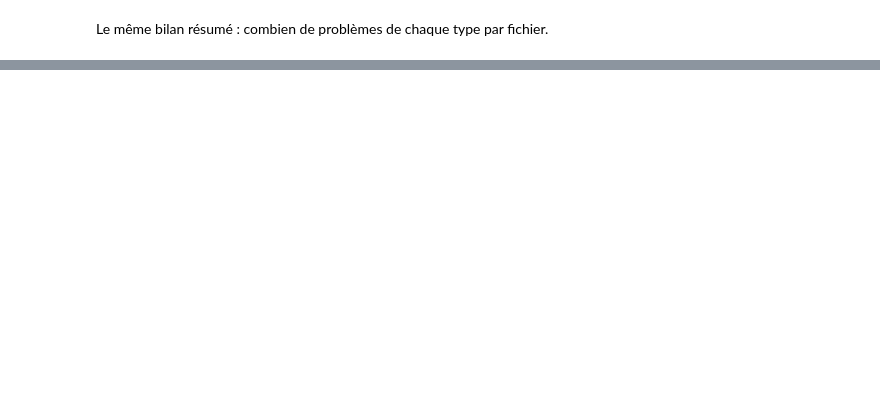
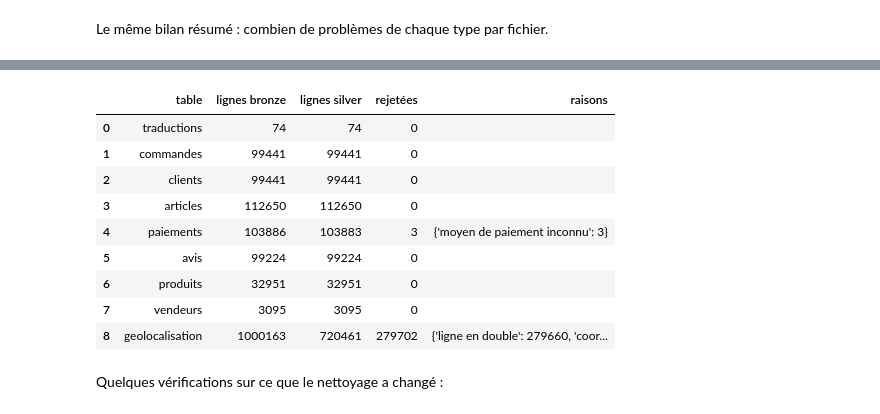
Before and after one commit to RaphaelDM/DataCoreStreaming, a Jupyter notebook: notebooks/01_exploration.ipynb, the cells around one changed output, grey strips where cells are left out. Cells and saved outputs as stored; diff of their text form; code cells hidden in the pictures; blank space fills up the shorter version.

```diff
--- a/notebooks/01_exploration.ipynb
+++ b/notebooks/01_exploration.ipynb
@@ -667,0 +512,30 @@ commandes.head()
+# %%
+silver, rejets = {}, {}
+silver["traductions"], rejets["traductions"] = nettoyage.nettoyer_traductions(translation)
+silver["commandes"],   rejets["commandes"]   = nettoyage.nettoyer_commandes(orders)
+silver["clients"],     rejets["clients"]     = nettoyage.nettoyer_clients(customers)
+silver["articles"],    rejets["articles"]    = nettoyage.nettoyer_articles(items)
+silver["paiements"],   rejets["paiements"]   = nettoyage.nettoyer_paiements(payments)
+silver["avis"],        rejets["avis"]        = nettoyage.nettoyer_avis(reviews)
+silver["produits"],    rejets["produits"]    = nettoyage.nettoyer_produits(products, silver["traductions"])
+silver["vendeurs"],    rejets["vendeurs"]    = nettoyage.nettoyer_vendeurs(sellers)
+silver["geolocalisation"], rejets["geolocalisation"] = nettoyage.nettoyer_geolocalisation(geo)
+
+# Bilan : combien de lignes gardées et rejetées, et pourquoi
+pd.DataFrame([{"table": nom, "lignes bronze": len(silver[nom]) + len(rejets[nom]),
+               "lignes silver": len(silver[nom]), "rejetées": len(rejets[nom]),
+               "raisons": rejets[nom].raison_rejet.value_counts().to_dict() if len(rejets[nom]) else ""}
+              for nom in silver])
+# %% [output]
+|  | table | lignes bronze | lignes silver | rejetées | raisons |
+| 0 | traductions | 74 | 74 | 0 |  |
+| 1 | commandes | 99441 | 99441 | 0 |  |
+| 2 | clients | 99441 | 99441 | 0 |  |
+| 3 | articles | 112650 | 112650 | 0 |  |
+| 4 | paiements | 103886 | 103883 | 3 | {'moyen de paiement inconnu': 3} |
+| 5 | avis | 99224 | 99224 | 0 |  |
+| 6 | produits | 32951 | 32951 | 0 |  |
+| 7 | vendeurs | 3095 | 3095 | 0 |  |
+| 8 | geolocalisation | 1000163 | 720461 | 279702 | {'ligne en double': 279660, 'coor... |
+# %% [markdown]
+Quelques vérifications sur ce que le nettoyage a changé :
```
Also changed, not shown: parts of 47 cells of this notebook, 10 other files.
